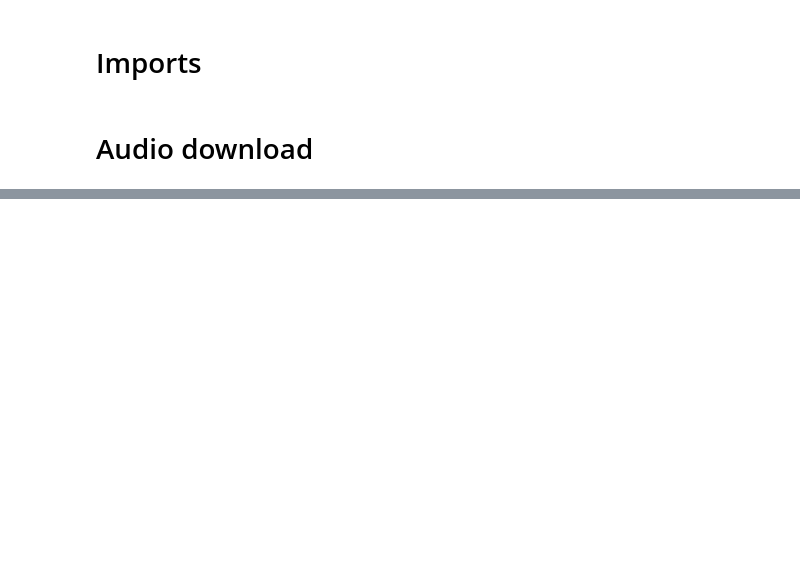
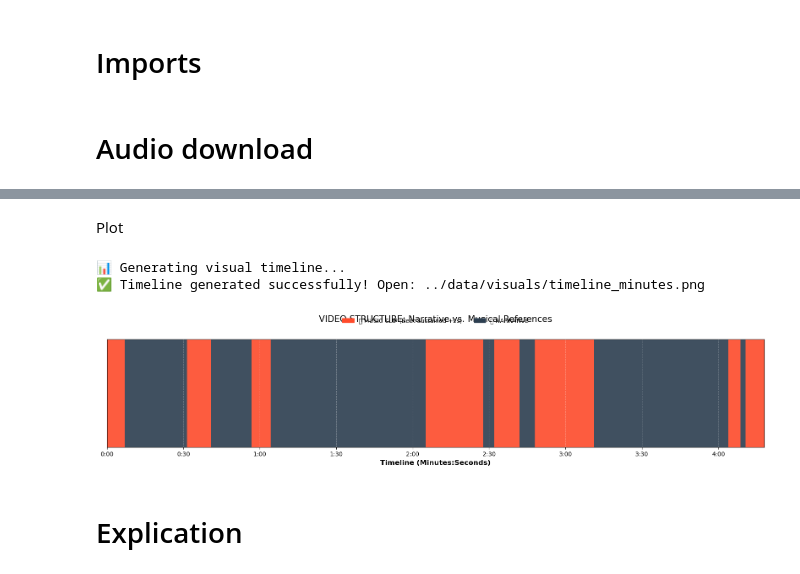
Before and after one commit to aleix-quirante/youtube_audio_agent, a Jupyter notebook: notebooks/01_youtube_download.ipynb, the cells around one changed output, grey strips where cells are left out. Saved outputs shown, nothing was run; the diff lists cells and outputs as text; code cells hidden in the pictures; blank space fills up the shorter version.

Commit message:
Voice Transcription & Music Selection finish

```diff
--- a/notebooks/01_youtube_download.ipynb
+++ b/notebooks/01_youtube_download.ipynb
@@ -84,0 +141,80 @@ The complete text has been saved in: ../data/transcripts/godzilla_transcript.txt
+# %% [markdown]
+Plot
+# %%
+import json
+import os
+import matplotlib.pyplot as plt
+import matplotlib.patches as mpatches
+from matplotlib.ticker import FuncFormatter
+
+# 1. Load the database
+db_path = "../data/agent_db/godzilla_master_context.json"
+
+def format_minutes_axis(x, pos):
+    """Converts seconds to MM:SS format for the X-axis"""
+    minutes = int(x // 60)
+    seconds = int(x % 60)
+    return f"{minutes}:{seconds:02d}"
+
+print("📊 Generating visual timeline...")
+
+try:
+    with open(db_path, "r", encoding="utf-8") as f:
+        data = json.load(f)
+
+    # Plot configuration
+    fig, ax = plt.subplots(figsize=(16, 4))
+
+    # Colors
+    color_music = '#FF4B2B' # Vibrant Red for Music
+    color_speech = '#2C3E50' # Dark Blue/Gray for Speech
+
+    for segment in data:
+        start = segment["start"]
+        duration = segment["end"] - start
+        current_color = color_music if segment["is_music_piece"] else color_speech
+
+        # Draw the bar
+        ax.broken_barh([(start, duration)], (0, 1), facecolors=current_color, alpha=0.9)
+
+    # --- X-Axis Formatting (Minutes) ---
+    ax.xaxis.set_major_formatter(FuncFormatter(format_minutes_axis))
+
+    # Tick every 30 seconds for better resolution
+    import numpy as np
+    total_duration = data[-1]["end"]
+    ax.set_xticks(np.arange(0, total_duration + 30, 30))
+
+    ax.set_ylim(0, 1)
+    ax.set_xlim(0, total_duration)
+    ax.set_xlabel('Timeline (Minutes:Seconds)', fontsize=12, fontweight='bold')
+    ax.set_yticks([])
+
+    ax.set_title('VIDEO STRUCTURE: Narrative vs. Musical References', fontsize=15, pad=30)
+
+    # Legend
+    music_patch = mpatches.Patch(color=color_music, label='🎸 MUSIC CLIP (Beat Sustained +2s)')
+    speech_patch = mpatches.Patch(color=color_speech, label='🗣️ NARRATIVE')
+    plt.legend(handles=[music_patch, speech_patch], loc='upper center',
+               bbox_to_anchor=(0.5, 1.25), ncol=2, frameon=False)
+
+    ax.grid(axis='x', color='white', linestyle='--', alpha=0.3)
+    ax.set_facecolor('#F4F4F4')
+
+    plt.tight_layout()
+
+    # Save image
+    os.makedirs("../data/visuals", exist_ok=True)
+    plt.savefig("../data/visuals/timeline_minutes.png", dpi=300)
+
+    print("✅ Timeline generated successfully! Open: ../data/visuals/timeline_minutes.png")
+    plt.show()
+
+except Exception as e:
+    print(f"❌ Visualization Error: {e}")
+# %% [output]
+📊 Generating visual timeline...
+✅ Timeline generated successfully! Open: ../data/visuals/timeline_minutes.png
+[figure, added]
+# %% [markdown]
+# Explication
```
Also changed, not shown: parts of 6 cells of this notebook, 13 other files.
